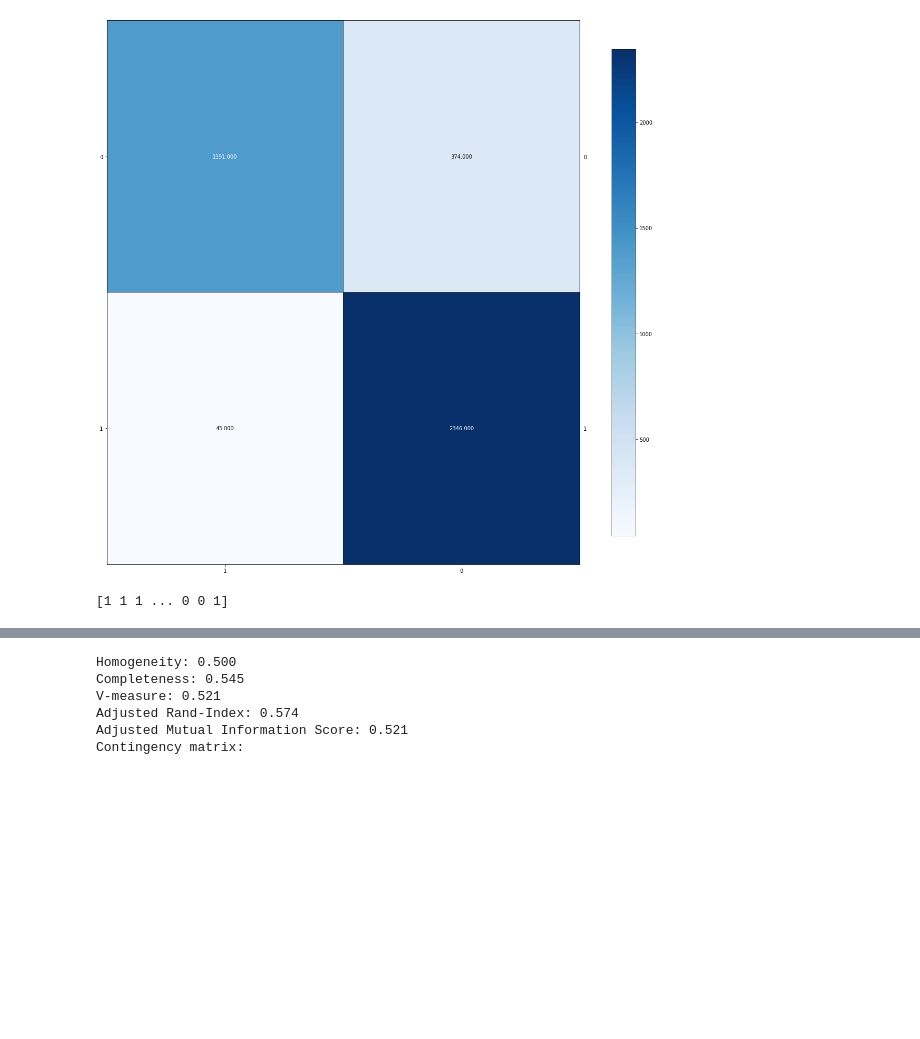
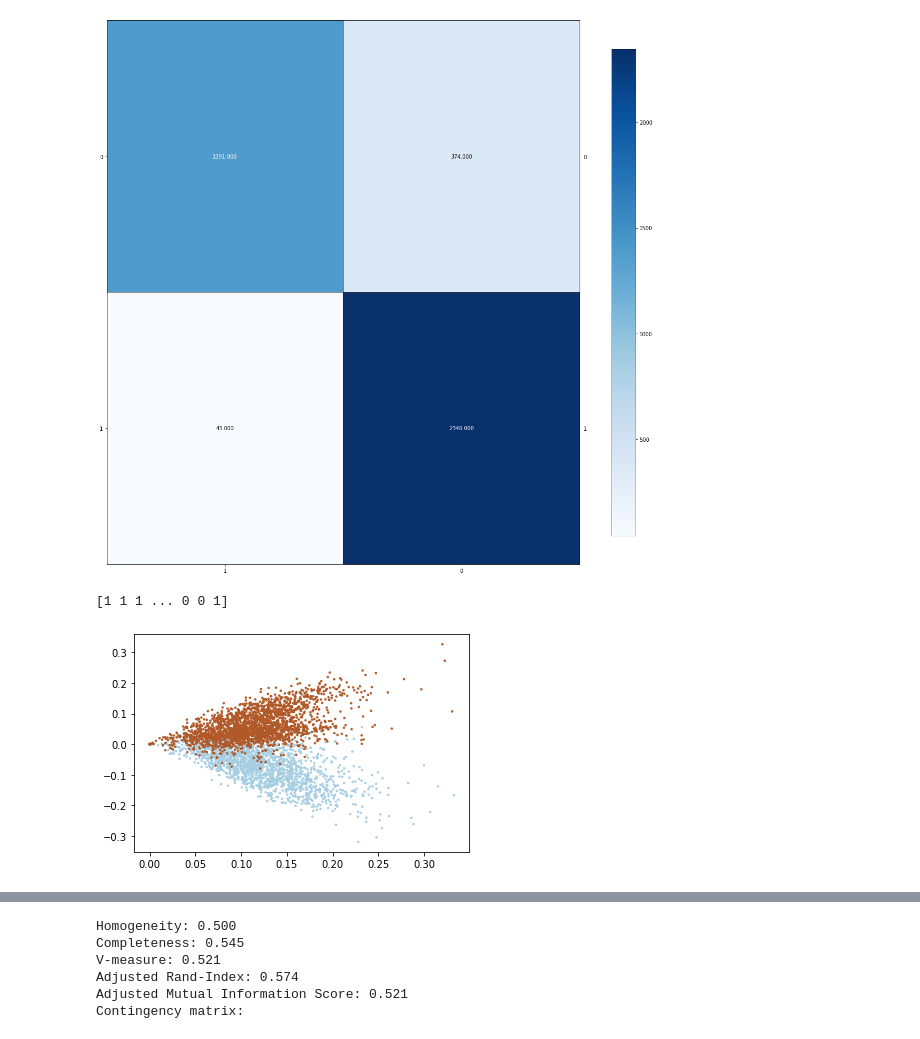
Before and after one commit to zhz03/ECE219_data_mining_project, a Jupyter notebook: Project_2/Project2.ipynb, the cells around one changed output, grey strips where cells are left out. Cells and saved outputs as stored; diff of their text form; code cells hidden in the pictures; blank space fills up the shorter version.

```diff
--- a/Project_2/Project2.ipynb
+++ b/Project_2/Project2.ipynb
@@ -261,4 +262,10 @@ print(km.labels_)
 # Let's visualize with n_components = 2
 svd = TruncatedSVD(n_components=2, n_iter = 20, random_state=42)
 X_train1_svd_visualize = svd.fit_transform(X_train1_svd)
+# %%
+# Visualize the ground truth
+plt.scatter(X_train1_svd_visualize[:,0], X_train1_svd_visualize[:,1], c=labels, s=2, cmap=plt.cm.Paired)
+plt.show()
+# %% [output]
+[figure, added]
 # %%
```
Also changed, not shown: parts of 5 cells of this notebook.
